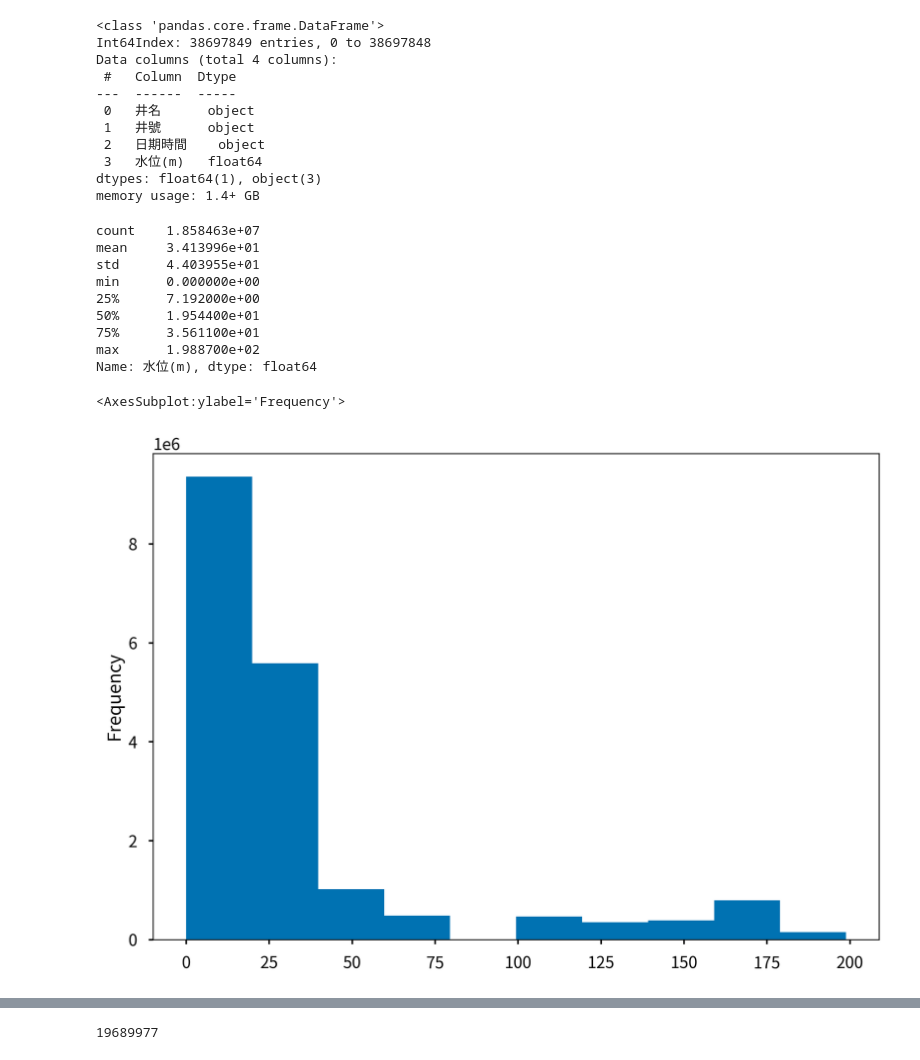
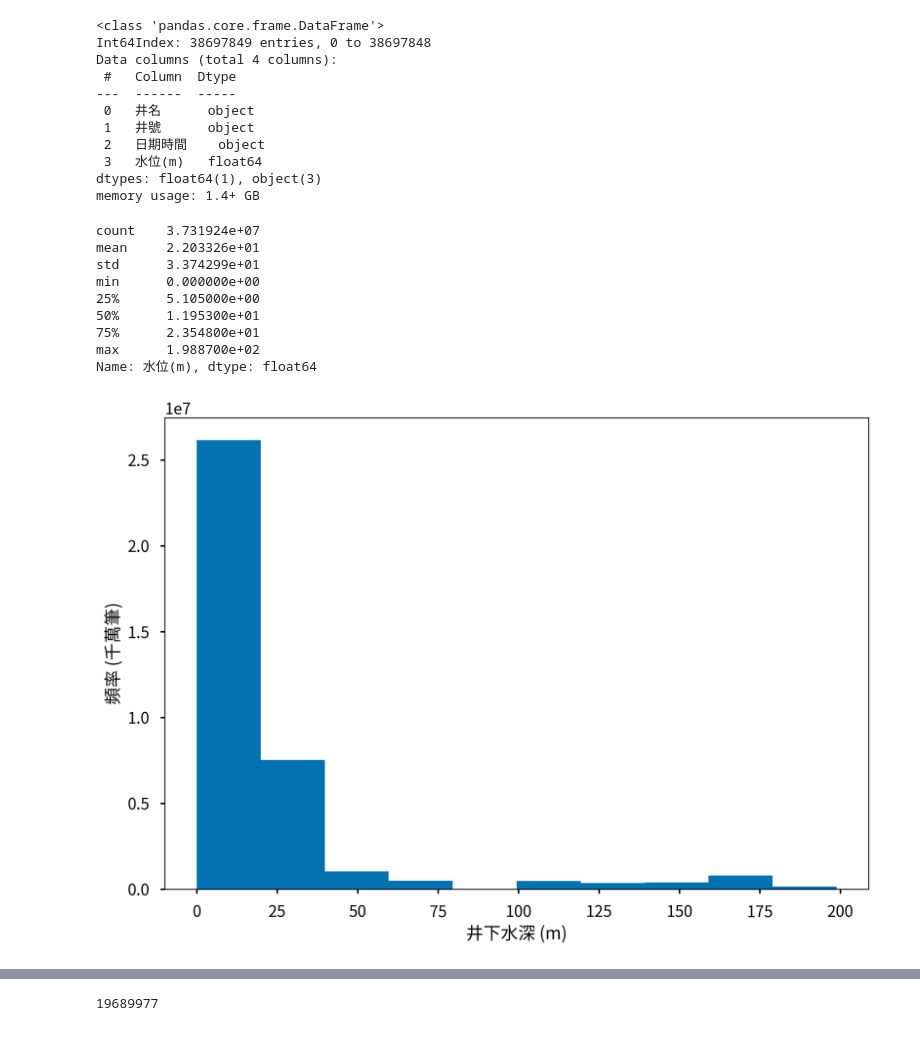
Before and after one commit to dispink/GW_NCDR, a Jupyter notebook: build_database_02.ipynb, the cells around one changed output, grey strips where cells are left out. Drawn from its saved outputs; the diff is of its cells as text; code cells hidden in the pictures.

```diff
--- a/build_database_02.ipynb
+++ b/build_database_02.ipynb
@@ -306,21 +319,23 @@ Data columns (total 4 columns):
  3   水位(m)   float64
 dtypes: float64(1), object(3)
 memory usage: 1.4+ GB
-# %%
-print(zaf_mo2['水位(m)'].describe())
-zaf_mo2['水位(m)'].plot(kind='hist')
-# %% [output]
-count    1.858463e+07
-mean     3.413996e+01
-std      4.403955e+01
-min      0.000000e+00
-25%      7.192000e+00
-50%      1.954400e+01
-75%      3.561100e+01
-max      1.988700e+02
-Name: 水位(m), dtype: float64
-<AxesSubplot:ylabel='Frequency'>
-[figure, removed]
+# %%
+print(zaf_mo2['水位(m)'].describe())
+plt.hist(zaf_mo2['水位(m)'])
+plt.xlabel('井下水深 (m)')
+plt.ylabel('頻率 (千萬筆)')
+plt.savefig('results/wl_wra_data_hist_{}.png'.format(date))
+# %% [output]
+count    3.731924e+07
+mean     2.203326e+01
+std      3.374299e+01
+min      0.000000e+00
+25%      5.105000e+00
+50%      1.195300e+01
+75%      2.354800e+01
+max      1.988700e+02
+Name: 水位(m), dtype: float64
+[figure, added]
 # %%
 zaf_mo2['水位(m)'].count()/len(zaf_mo2)
 # %% [output]
```
Also changed, not shown: parts of 22 cells of this notebook.
